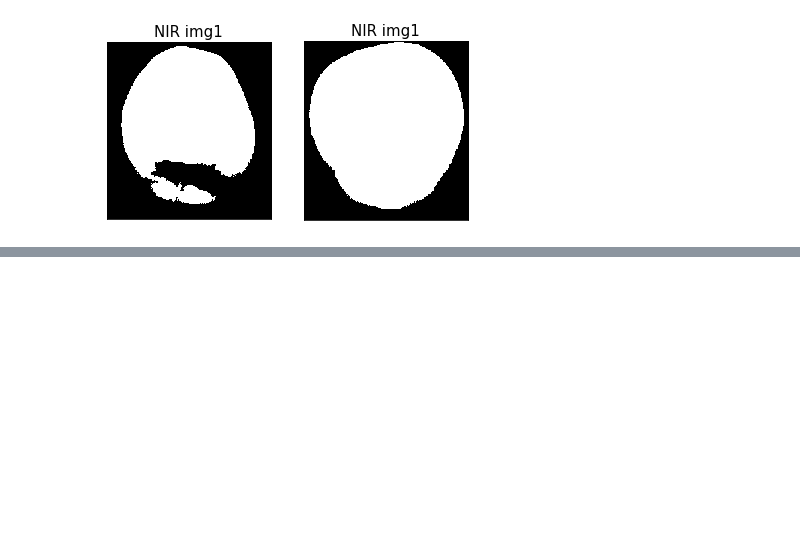
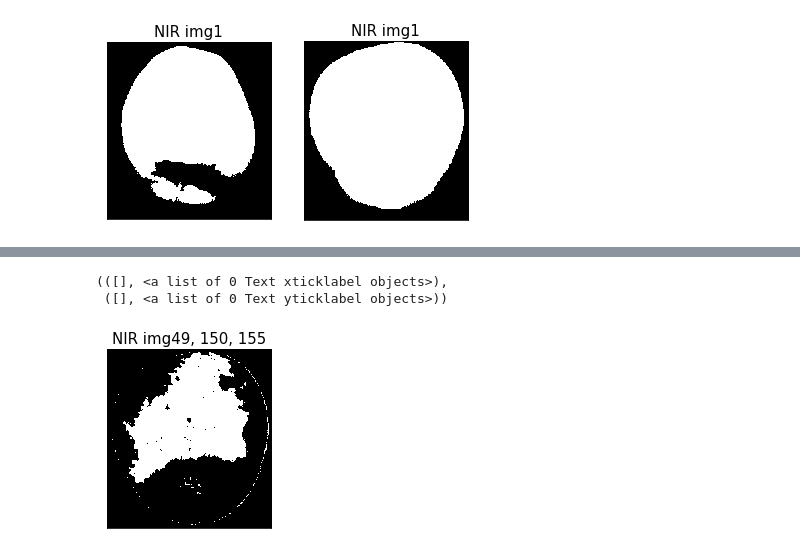
Before and after one commit to pptr3/fruit-inspection, a Jupyter notebook: Untitled.ipynb, the cells around one changed output, grey strips where cells are left out. Cells and saved outputs as stored; diff of their text form; code cells hidden in the pictures; blank space fills up the shorter version.

```diff
--- a/Untitled.ipynb
+++ b/Untitled.ipynb
@@ -268,0 +332,13 @@ img5_color = cv.cvtColor(cv.imread("fruit-inspection-images/second task/C1_00000
+# %%
+img_hsv = cv.cvtColor(img5_color, cv.COLOR_BGR2HSV)
+mask = cv.inRange(img_hsv, (99,50,20), (104,255,255))
+res = cv.bitwise_and(img5_color,img5_color, mask= mask)
+plt.figure(figsize=(10,10))
+plt.subplot(2,3,1)
+plt.imshow(mask, cmap='gray', vmin=0, vmax=255)
+plt.title("NIR img"+str(i) + str(", ") + str(f) + str(", ")+ str(s), fontsize = 15)
+plt.xticks([]), plt.yticks([])
+# %% [output]
+(([], <a list of 0 Text xticklabel objects>),
+ ([], <a list of 0 Text yticklabel objects>))
+[figure, added]
```
Also changed, not shown: parts of 9 cells of this notebook.
